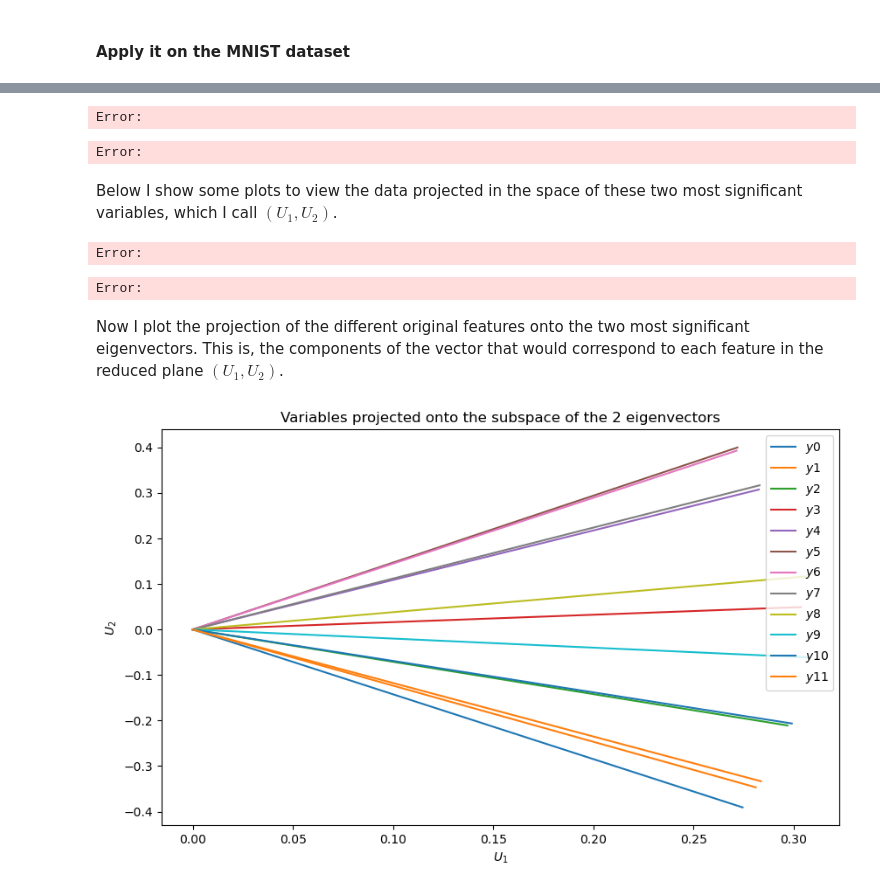
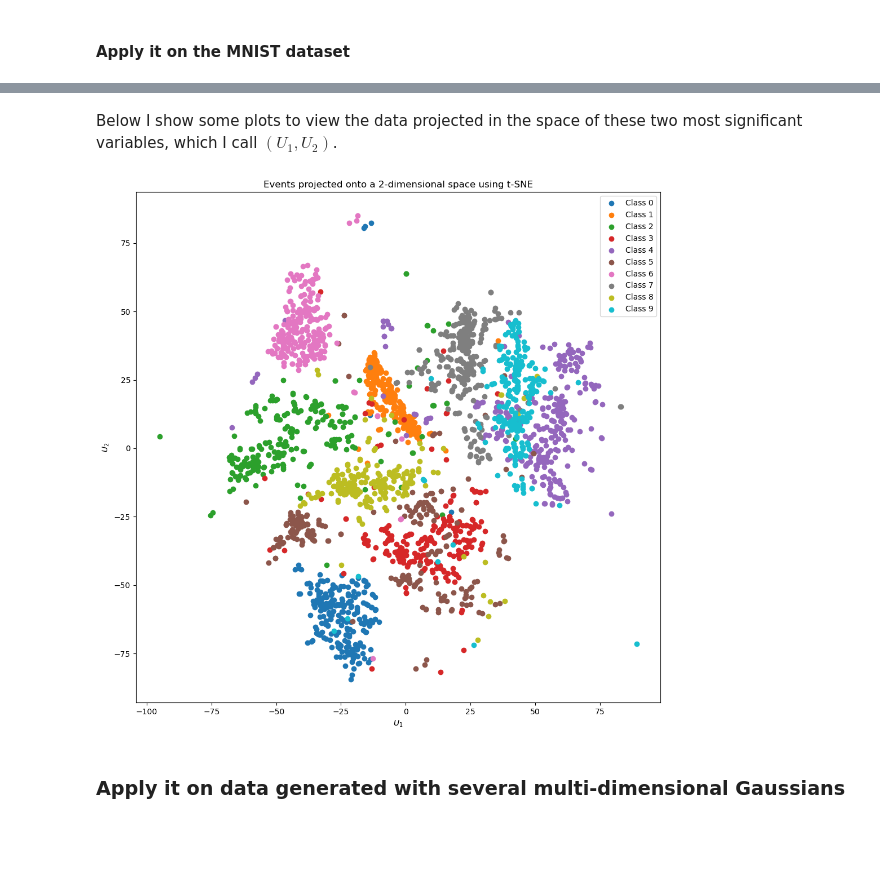
Before and after one commit to AlbertoRivadulla/Algorithms-for-DS-and-ML, a Jupyter notebook: tests_python/dimensional_reduction.ipynb, the cells around one changed output, grey strips where cells are left out. Saved outputs shown, nothing was run; the diff lists cells and outputs as text; code cells hidden in the pictures; blank space fills up the shorter version.

```diff
--- a/tests_python/dimensional_reduction.ipynb
+++ b/tests_python/dimensional_reduction.ipynb
@@ -283,24 +369,21 @@ def tSNE_in_Cpp( data, dimReduced, perplexity, gdRate, gdMomentum ):
 #### Apply it on the MNIST dataset
 # %%
 # Load the dataset, with the labels
-
 data = []
-with open( 'Datasets/mnist500_X.txt', 'r' ) as file:
+with open( 'Datasets/mnist2500_X.txt', 'r' ) as file:
     for line in file:
         line = line.strip().split( "   " )
         data.append( [ float(nr) for nr in line ] )
-
 labels = []
-with open( 'Datasets/mnist500_labels.txt', 'r' ) as file:
+with open( 'Datasets/mnist2500_labels.txt', 'r' ) as file:
     for line in file:
         line = line.strip().split( "   " )[0]
         labels.append( int(float(line) ) )
-
-data = np.array( data )
+data = np.array( data, dtype=np.double )
 labels = np.array( labels )
 
-# Take only a few of the data points
-nPoints = 50
+# Select only a few of the data points
+nPoints = 2500
 data = data[ : nPoints ]
 labels = labels[ : nPoints ]
 # %%
@@ -317,13 +400,13 @@ import ctypes
 # lib = ctypes.cdll.LoadLibrary( os.getcwd() + "/../DSAlgorithms/build/libDSAlgorithms.so.1.0.1" )
 lib = ctypes.cdll.LoadLibrary( "../DSAlgorithms/build/libDSAlgorithms.so" )
 # %%
+# Parameters for t-SNE
+nr_dimensions    = 2
+perplexity       = 30.
+gradientRate     = 500
+gradientMomentum = 0.8
+
 # Perform t-SNE on the data
-
-nr_dimensions = 2
-perplexity = 30.
-gradientRate = 0.5
-gradientMomentum = 0.5
-
 reducedData = tSNE_in_Cpp( data, nr_dimensions, perplexity, gradientRate, gradientMomentum )
 # %% [output]
 Applying t-SNE on the data...
@@ -349,52 +429,22 @@ Iteration 7, cost function: -4.40835
-# %%
-plt.scatter( reducedData[:,0], reducedData[:, 1] )
-# %% [output]
-Error:
-Error:
 # %% [markdown]
 Below I show some plots to view the data projected in the space of these two most significant variables, which I call $(U_1, U_2)$.
 # %%
 # Plot the results
 
-# fig1 = plt.figure( figsize=(10, 10), dpi=100 )
-fig1 = plt.figure()
+fig1 = plt.figure( figsize=(12, 12), dpi=100 )
 ax1 = fig1.add_subplot(111)
-# ax1.set_title( 'Events projected onto a 2-dimensional space using t-SNE' )
-
+ax1.set_title( 'Events projected onto a 2-dimensional space using t-SNE' )
 # Plot the points corresponding to each class with a different color
 for cl in range( max(labels) + 1 ):
     mask = labels == cl
-    # print([reducedData[mask, 0], reducedData[mask,1]])
-    # ax1.scatter( reducedData[mask, 0], reducedData[mask, 1], label="Class {}".format(cl) )
-    # ax1.scatter( reducedData[mask, 0], reducedData[mask, 1], label='Class {}'.format(cl) )
-    ax1.scatter( reducedData[mask, 0], reducedData[mask, 1] )
+    ax1.scatter( reducedData[mask, 0], reducedData[mask, 1], label='Class {}'.format(cl) )
 
-# ax1.scatter(reducedData[:, 0], reducedData[:, 1])
-# ax1.set_xlabel(r'$U_1$')
-# ax1.set_ylabel(r'$U_2$')
-# ax1.legend(loc='best')
+ax1.set_xlabel(r'$U_1$')
+ax1.set_ylabel(r'$U_2$')
+ax1.legend(loc='best')
 
 plt.show()
 # %% [output]
-Error:
-Error:
+[figure, added]
-# %% [markdown]
-Now I plot the projection of the different original features onto the two most significant eigenvectors.
-This is, the components of the vector that would correspond to each feature in the reduced plane $(U_1, U_2)$.
-# %%
-# Plot the projections of the variables in the plane of the two most significant directions
-
-fig2 = plt.figure()
-ax2 = fig2.add_subplot(111)
-ax2.set_title("Variables projected onto the subspace of the 2 eigenvectors")
-for i in range( len(data[0]) ):
-    ax2.plot( [ 0, mostSignEigenvectors[0][i] ],
-              [ 0, mostSignEigenvectors[1][i] ],
-              label='$y{}$'.format(i) )
-
-ax2.set_xlabel(r'$U_1$')
-ax2.set_ylabel(r'$U_2$')
-ax2.legend( loc="best" )
-plt.show()
-# %% [output]
-[figure, removed]
+# %% [markdown]
+### Apply it on data generated with several multi-dimensional Gaussians
```
Also changed, not shown: parts of 14 cells of this notebook, 8 other files.
